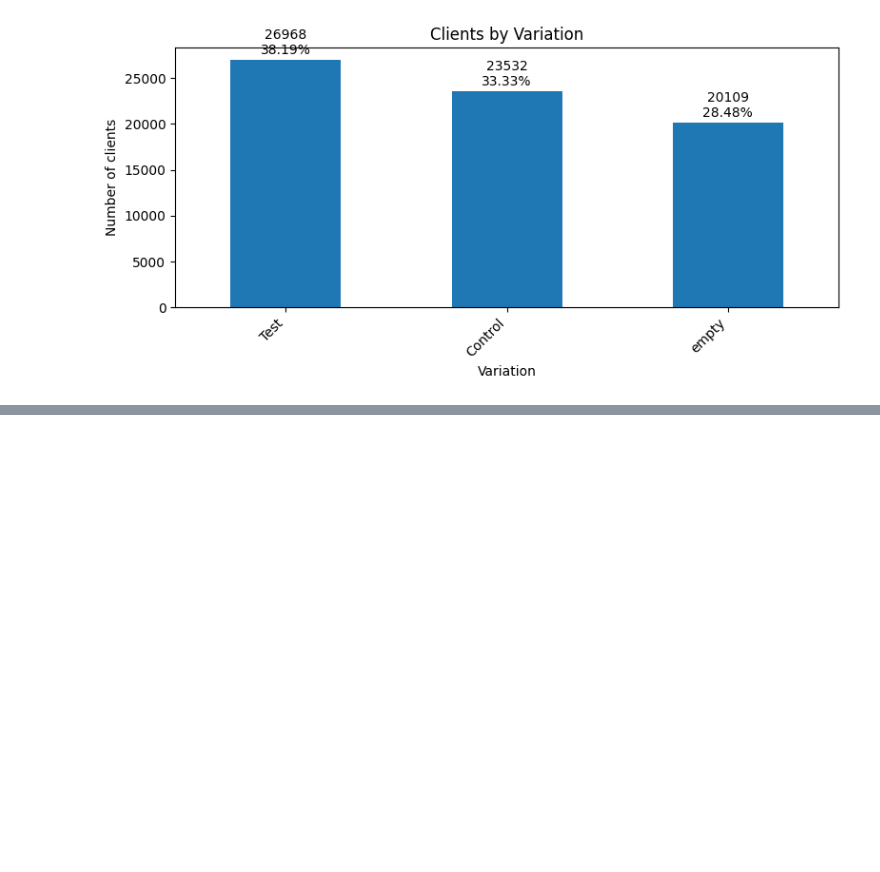
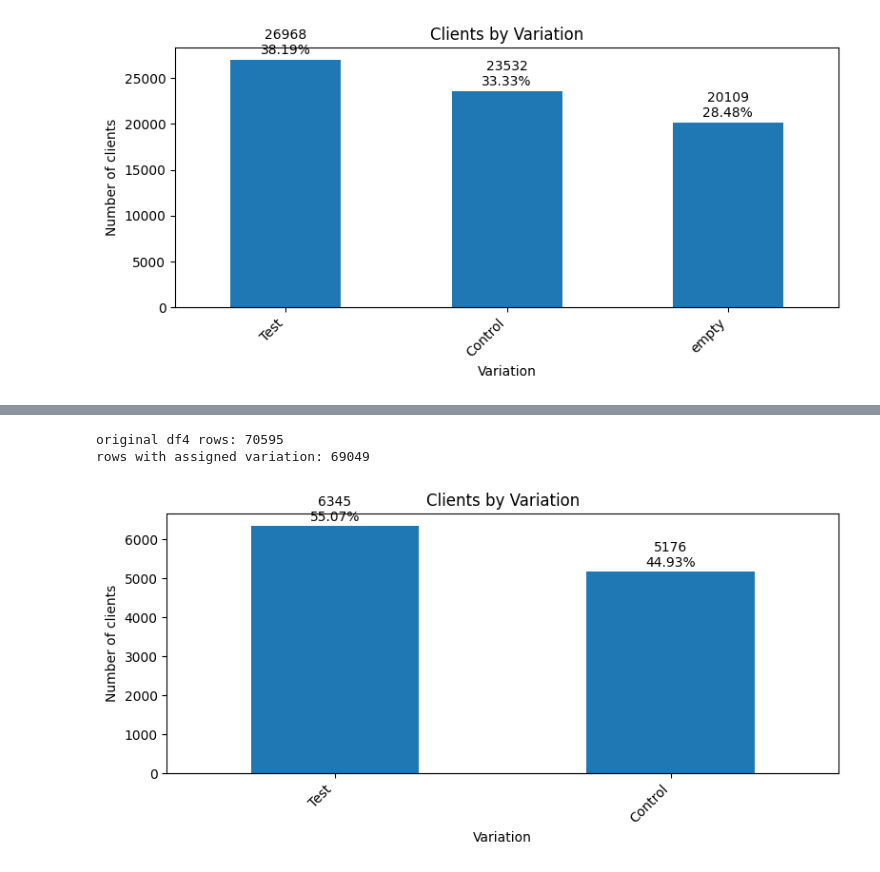
Before and after one commit to bloodnickel/project_2, a Jupyter notebook: 2_Python_Notebook/mykyta.ipynb, the cells around one changed output, grey strips where cells are left out. Cells and saved outputs as stored; diff of their text form; code cells hidden in the pictures; blank space fills up the shorter version.

Commit message:
go test/control demo

```diff
--- a/2_Python_Notebook/mykyta.ipynb
+++ b/2_Python_Notebook/mykyta.ipynb
@@ -11,6 +11,9 @@ df3 = pd.read_csv(p3, sep=",", encoding="utf-8", engine="python")
 
 pC = Path("..") / "1.1_Clean_Files" / "df_final_experiment_clients_clean.csv"
 dfC = pd.read_csv(pC, sep=",", encoding="utf-8", engine="python")
+
+pD = Path("..") / "1.1_Clean_Files" / "df1_demo_clean.csv"
+dfD = pd.read_csv(pD, sep=",", encoding="utf-8", engine="python")
 # %%
 #visual check 1.1_Clean_Files\df_final_experiment_clients_clean.csv
 df2.head()
@@ -79,6 +82,7 @@ df4.isnull()
 # %%
 #cleaning and norilizing data
 df4['client_id'] = df4['client_id'].astype(str).str.strip()
+dfD['client_id'] = df4['client_id'].astype(str).str.strip()
 df4['date_time'] = pd.to_datetime(df4['date_time'], errors='coerce')
 # %%
 #cleaning and norilizing data
@@ -301,0 +316,35 @@ plt.show()
+# %%
+
+dfC_agg = dfC.sort_values('client_id').groupby('client_id', as_index=False)['Variation'].first()
+
+dfD_with_variation = dfD.merge(dfC_agg, on='client_id', how='inner')
+
+# report counts
+print("original df4 rows:", len(dfD))
+print("rows with assigned variation:", len(dfD_with_variation))
+# %% [output]
+original df4 rows: 70595
+rows with assigned variation: 69049
+# %%
+df6=dfD_with_variation
+# %%
+import matplotlib.pyplot as plt
+
+# counts of unique clients by Variation
+counts = df6.drop_duplicates('client_id')['Variation'].value_counts(dropna=False)
+
+fig, ax = plt.subplots(figsize=(8,4))
+counts.plot(kind='bar', color='C0', ax=ax)
+
+total = counts.sum()
+for x, v in enumerate(counts):
+    ax.text(x, v + total*0.005, f"{v}\n{v/total*100:.2f}%", ha='center', va='bottom')
+
+ax.set_xlabel('Variation')
+ax.set_ylabel('Number of clients')
+ax.set_title('Clients by Variation')
+plt.xticks(rotation=45, ha='right')
+plt.tight_layout()
+plt.show()
+# %% [output]
+[figure, added]
```
Also changed, not shown: parts of 4 cells of this notebook, 1 other file.
